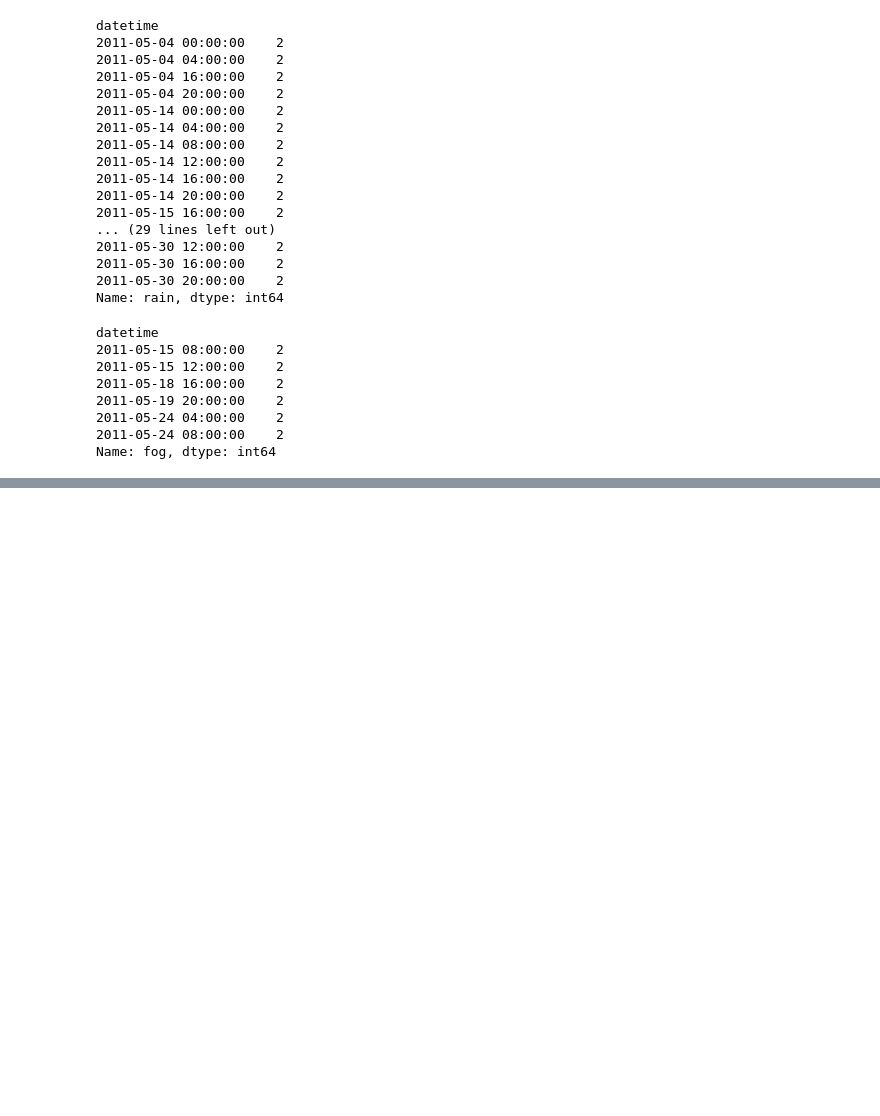
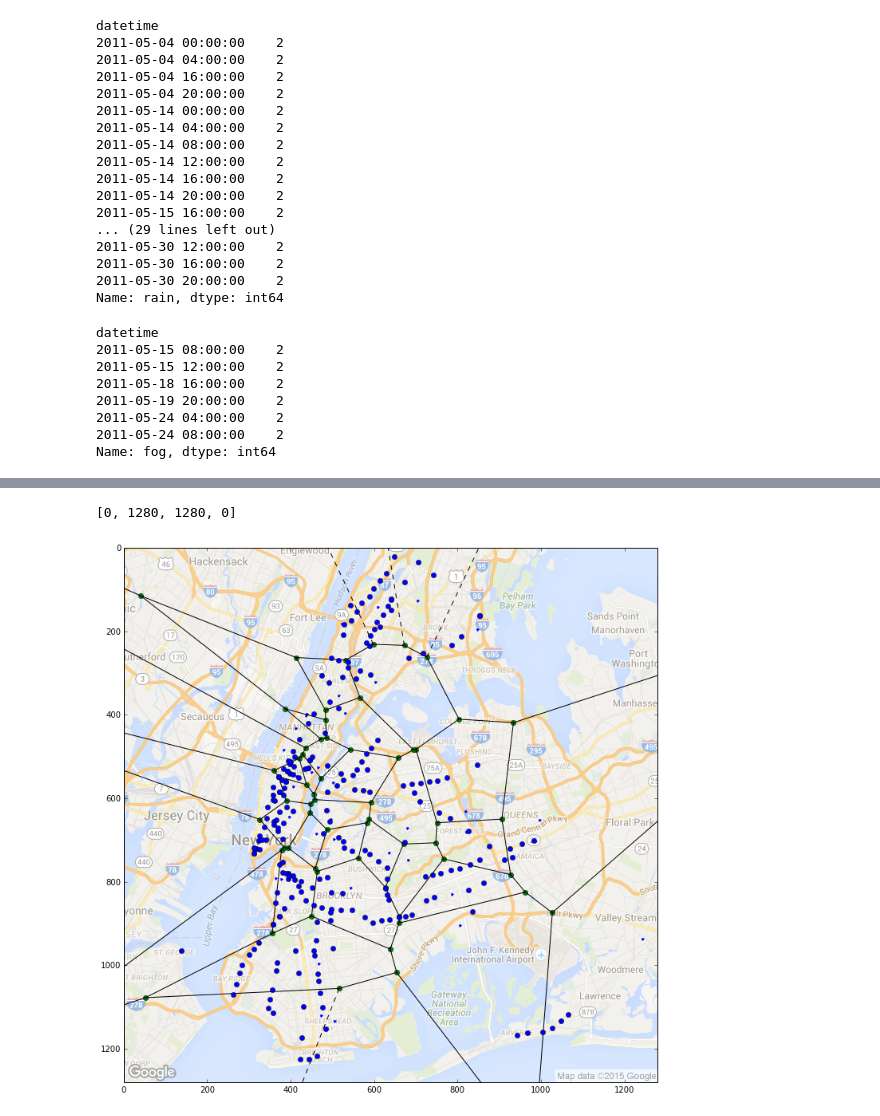
Before and after one commit to ihkihk/datan, a Jupyter notebook: p2_nycsubway/p2_nyc.ipynb, the cells around one changed output, grey strips where cells are left out. Saved outputs shown, nothing was run; the diff lists cells and outputs as text; code cells hidden in the pictures; blank space fills up the shorter version.

```diff
--- a/p2_nycsubway/p2_nyc.ipynb
+++ b/p2_nycsubway/p2_nyc.ipynb
@@ -268,0 +287,16 @@ Name: fog, dtype: int64
+# %%
+from scipy.spatial import Voronoi, voronoi_plot_2d
+vor_points = metstat['pic_coords'].values
+vor_points = np.array([np.array(i) for i in points])
+vor = Voronoi(vor_points)
+# %%
+vplt=voronoi_plot_2d(vor)
+plt.gca().invert_yaxis()
+plt.imshow(google_nyc_map,alpha=0.5)
+vplt.set_l
+vplt.figure()
+plt.plot(xx, yy, "bo")
+plt.axis([0,1280,1280,0])
+# %% [output]
+[0, 1280, 1280, 0]
+[figure, added]
```
Also changed, not shown: parts of 5 cells of this notebook, 1 other file.
